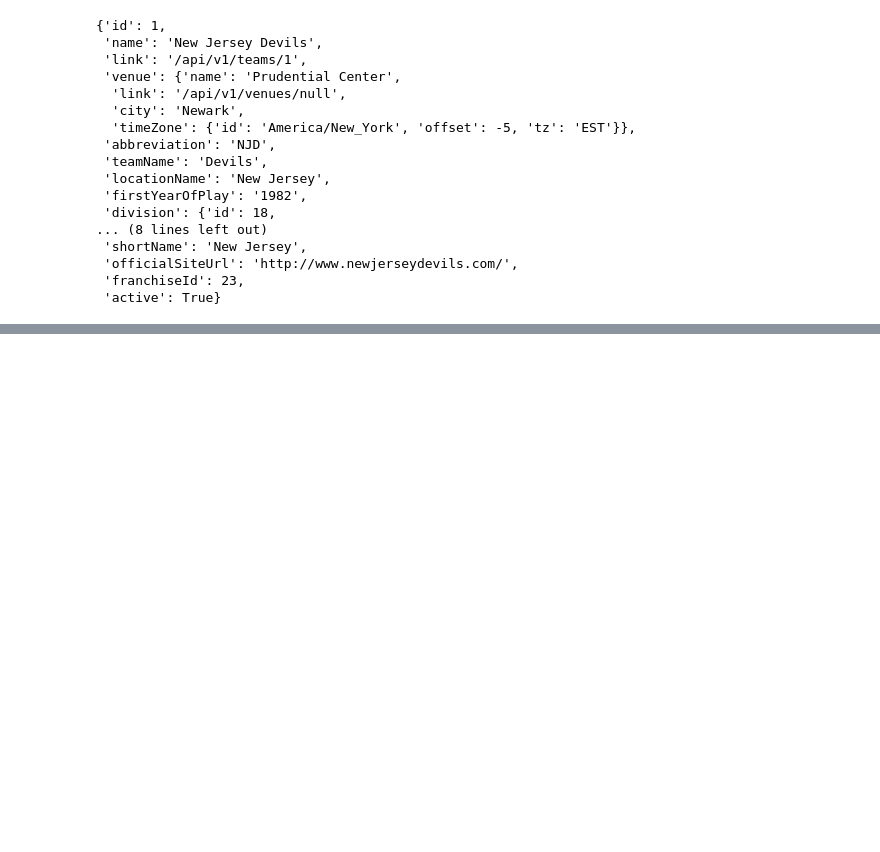
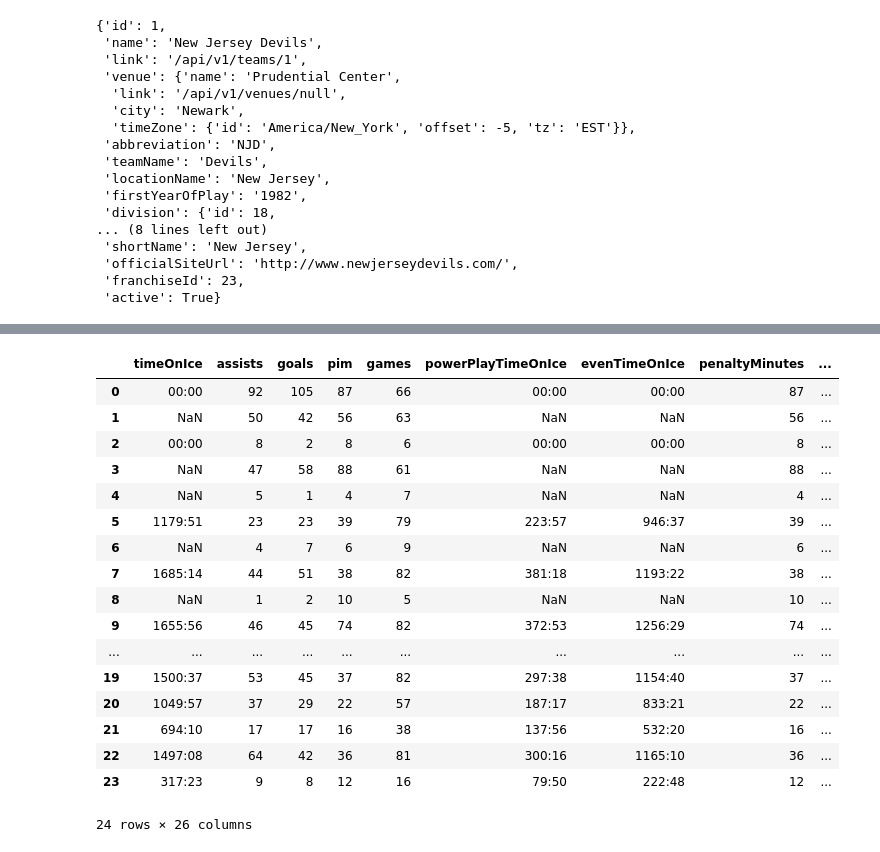
Before and after one commit to BeeryeIRE/UCDPA_brianconnolly, a Jupyter notebook: UCDPA Project.ipynb, the cells around one changed output, grey strips where cells are left out. Saved outputs shown, nothing was run; the diff lists cells and outputs as text; code cells hidden in the pictures; blank space fills up the shorter version.

Commit message:
Add files via upload
Additional API requests for player information

```diff
--- a/UCDPA Project.ipynb
+++ b/UCDPA Project.ipynb
@@ -77,0 +234,6 @@ df_teams.head()
+# %%
+# I will obtain the detailed player statistics on a season by season basis
+stats_url = f'https://statsapi.web.nhl.com/api/v1/people/{player_id}/stats?stats=yearByYear' # this is the endpoint for player statistical data within the NHL API, to which I am passing my player_id
+# %%
+stamkos_stats_resp = requests.get(stats_url)
+stamkos_stats_json = stamkos_stats_resp.json() # turn the response object into JSON
@@ -77,0 +280,7 @@ df_teams.head()
+# %%
+def flatten_player_year_stats(stats_dict):
+    stats_flat = stats_dict['stat']
+    stats_flat['season'] = stats_dict['season']
+    stats_flat['team'] = stats_dict['team']['name']
+    stats_flat['league'] = stats_dict['league']['name']
+    return stats_flat
@@ -77,0 +305,23 @@ df_teams.head()
+# %%
+stamkos_stats_df = pd.DataFrame([flatten_player_year_stats(x) for x in stamkos_stats_json['stats'][0]['splits']])
+# %%
+stamkos_stats_df
+# %% [output]
+|  | timeOnIce | assists | goals | pim | games | powerPlayTimeOnIce | evenTimeOnIce | penaltyMinutes | ... |
+| 0 | 00:00 | 92 | 105 | 87 | 66 | 00:00 | 00:00 | 87 | ... |
+| 1 | NaN | 50 | 42 | 56 | 63 | NaN | NaN | 56 | ... |
+| 2 | 00:00 | 8 | 2 | 8 | 6 | 00:00 | 00:00 | 8 | ... |
+| 3 | NaN | 47 | 58 | 88 | 61 | NaN | NaN | 88 | ... |
+| 4 | NaN | 5 | 1 | 4 | 7 | NaN | NaN | 4 | ... |
+| 5 | 1179:51 | 23 | 23 | 39 | 79 | 223:57 | 946:37 | 39 | ... |
+| 6 | NaN | 4 | 7 | 6 | 9 | NaN | NaN | 6 | ... |
+| 7 | 1685:14 | 44 | 51 | 38 | 82 | 381:18 | 1193:22 | 38 | ... |
+| 8 | NaN | 1 | 2 | 10 | 5 | NaN | NaN | 10 | ... |
+| 9 | 1655:56 | 46 | 45 | 74 | 82 | 372:53 | 1256:29 | 74 | ... |
+| ... | ... | ... | ... | ... | ... | ... | ... | ... | ... |
+| 19 | 1500:37 | 53 | 45 | 37 | 82 | 297:38 | 1154:40 | 37 | ... |
+| 20 | 1049:57 | 37 | 29 | 22 | 57 | 187:17 | 833:21 | 22 | ... |
+| 21 | 694:10 | 17 | 17 | 16 | 38 | 137:56 | 532:20 | 16 | ... |
+| 22 | 1497:08 | 64 | 42 | 36 | 81 | 300:16 | 1165:10 | 36 | ... |
+| 23 | 317:23 | 9 | 8 | 12 | 16 | 79:50 | 222:48 | 12 | ... |
+24 rows × 26 columns
```
Also changed, not shown: parts of 25 cells of this notebook.
